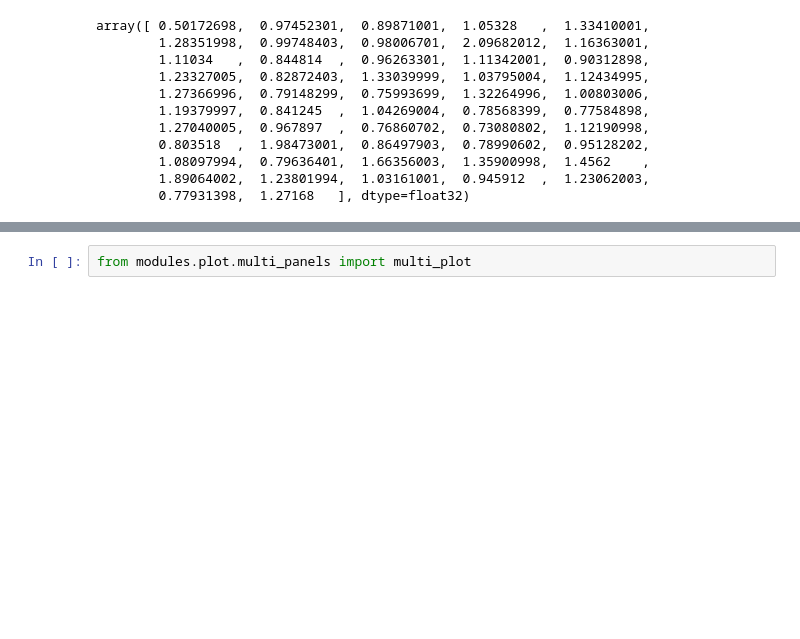
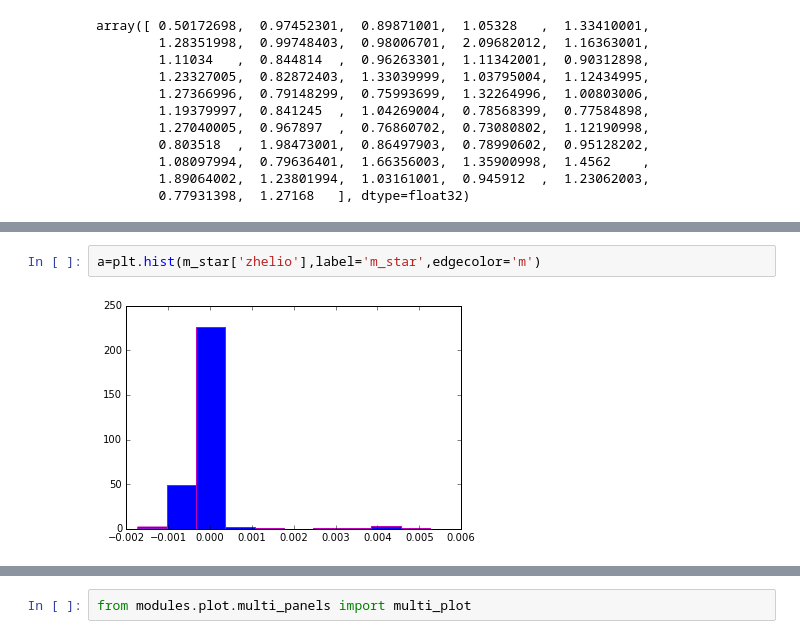
Before and after one commit to kaylanb/thesis_code, a Jupyter notebook: Testing.ipynb, the cells around one changed output, grey strips where cells are left out. Drawn from its saved outputs; the diff is of its cells as text; blank space fills up the shorter version.

```diff
--- a/Testing.ipynb
+++ b/Testing.ipynb
@@ -156,0 +136,4 @@ plt.scatter(data['dr1_gflux'],data['dr2_gflux'])
+# %%
+a=plt.hist(m_star['zhelio'],label='m_star',edgecolor='m')
+# %% [output]
+[figure, added]
```
Also changed, not shown: parts of 36 cells of this notebook.
